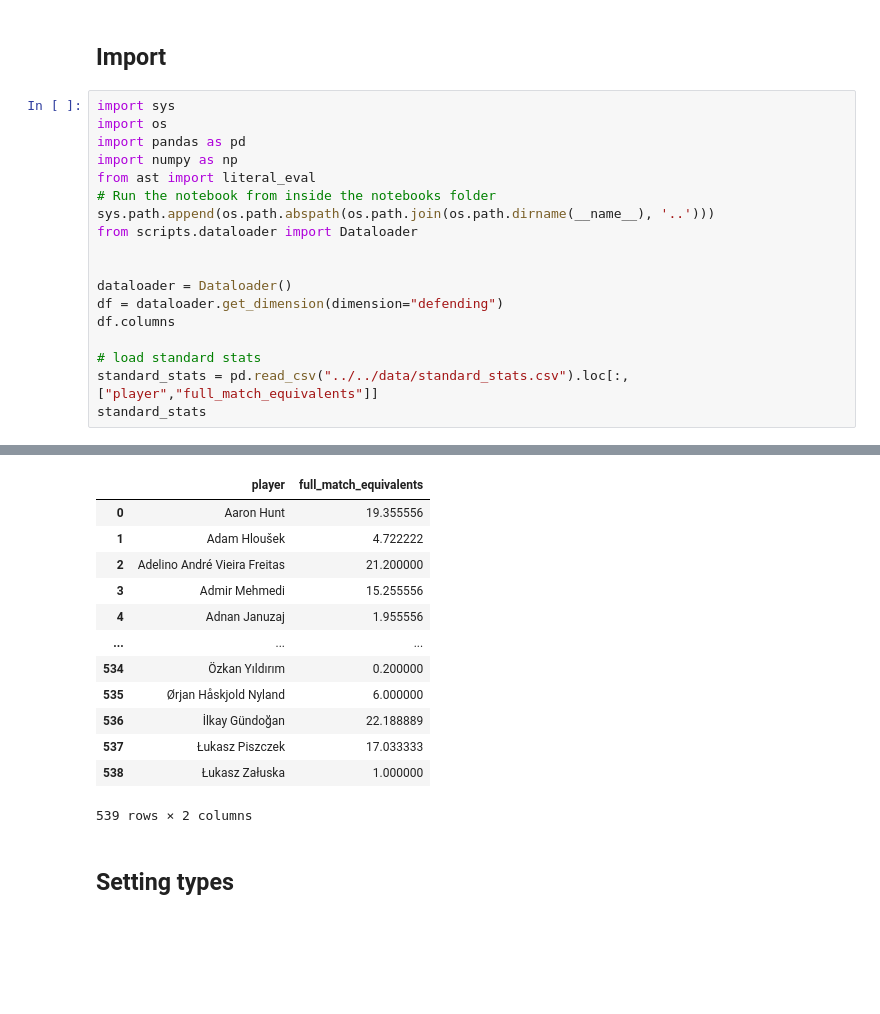
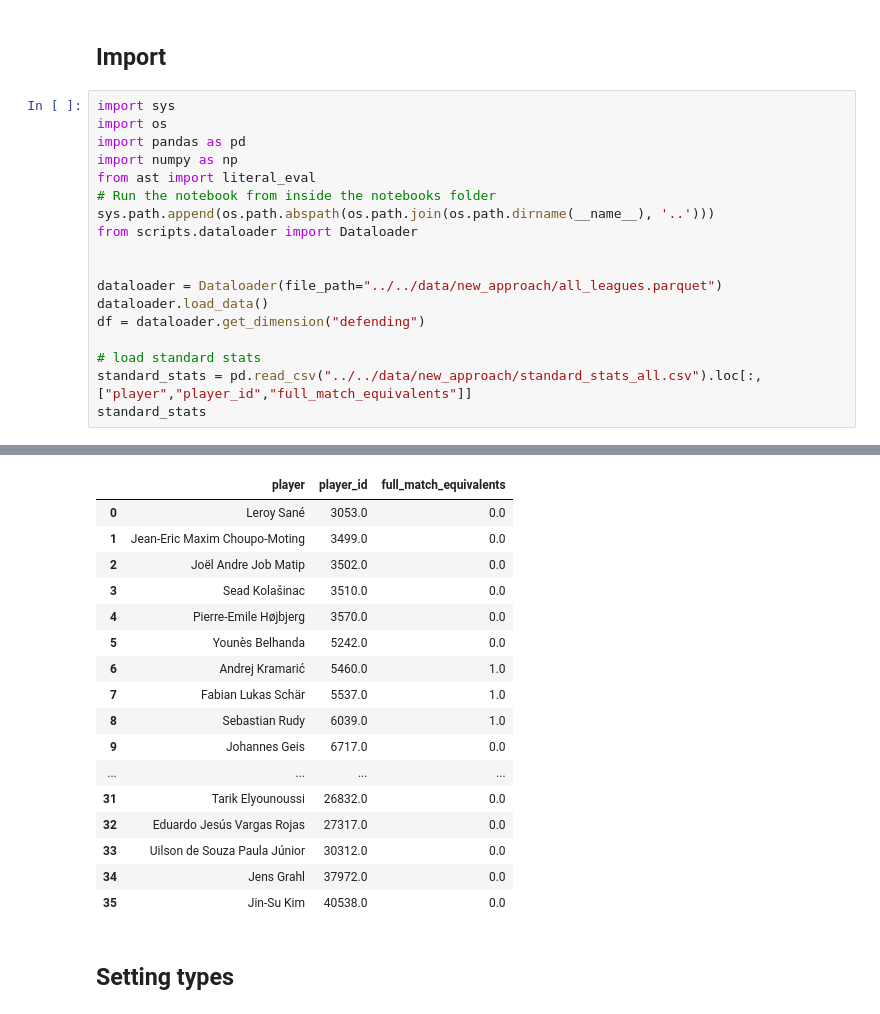
Before and after one commit to allorenz/football-player-similarity, a Jupyter notebook: src/notebooks/feature_defending.ipynb, the cells around one changed output, grey strips where cells are left out. Saved outputs shown, nothing was run; the diff lists cells and outputs as text; blank space fills up the shorter version.

```diff
--- a/src/notebooks/feature_defending.ipynb
+++ b/src/notebooks/feature_defending.ipynb
@@ -11,11 +11,11 @@ sys.path.append(os.path.abspath(os.path.join(os.path.dirname(__name__), '..')))
 from scripts.dataloader import Dataloader
 
 
-dataloader = Dataloader()
-df = dataloader.get_dimension(dimension="defending")
-df.columns
+dataloader = Dataloader(file_path="../../data/new_approach/all_leagues.parquet")
+dataloader.load_data()
+df = dataloader.get_dimension("defending")
 
 # load standard stats
-standard_stats = pd.read_csv("../../data/standard_stats.csv").loc[:,["player","full_match_equivalents"]]
+standard_stats = pd.read_csv("../../data/new_approach/standard_stats_all.csv").loc[:,["player","player_id","full_match_equivalents"]]
 standard_stats
 # %% [output]
@@ -23,16 +23,20 @@ standard_stats
-|  | player | full_match_equivalents |
-| 0 | Aaron Hunt | 19.355556 |
-| 1 | Adam Hloušek | 4.722222 |
-| 2 | Adelino André Vieira Freitas | 21.200000 |
-| 3 | Admir Mehmedi | 15.255556 |
-| 4 | Adnan Januzaj | 1.955556 |
-| ... | ... | ... |
-| 534 | Özkan Yıldırım | 0.200000 |
-| 535 | Ørjan Håskjold Nyland | 6.000000 |
-| 536 | İlkay Gündoğan | 22.188889 |
-| 537 | Łukasz Piszczek | 17.033333 |
-| 538 | Łukasz Załuska | 1.000000 |
+|  | player | player_id | full_match_equivalents |
+| 0 | Leroy Sané | 3053.0 | 0.0 |
+| 1 | Jean-Eric Maxim Choupo-Moting | 3499.0 | 0.0 |
+| 2 | Joël Andre Job Matip | 3502.0 | 0.0 |
+| 3 | Sead Kolašinac | 3510.0 | 0.0 |
+| 4 | Pierre-Emile Højbjerg | 3570.0 | 0.0 |
+| 5 | Younès Belhanda | 5242.0 | 0.0 |
+| 6 | Andrej Kramarić | 5460.0 | 1.0 |
+| 7 | Fabian Lukas Schär | 5537.0 | 1.0 |
+| 8 | Sebastian Rudy | 6039.0 | 1.0 |
+| 9 | Johannes Geis | 6717.0 | 0.0 |
+| ... | ... | ... | ... |
+| 31 | Tarik Elyounoussi | 26832.0 | 0.0 |
+| 32 | Eduardo Jesús Vargas Rojas | 27317.0 | 0.0 |
+| 33 | Uilson de Souza Paula Júnior | 30312.0 | 0.0 |
+| 34 | Jens Grahl | 37972.0 | 0.0 |
+| 35 | Jin-Su Kim | 40538.0 | 0.0 |
-539 rows × 2 columns
 # %% [markdown]
 ## __Setting types__
 # %%
```
Also changed, not shown: parts of 3 cells of this notebook, 6 other files.
